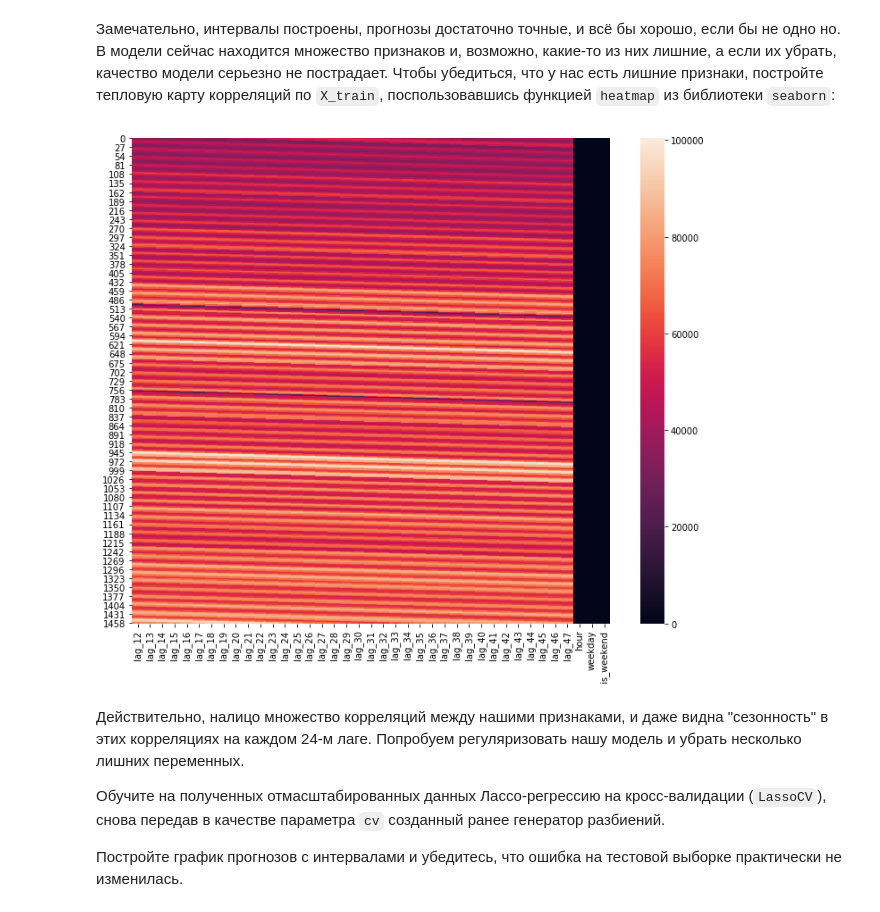
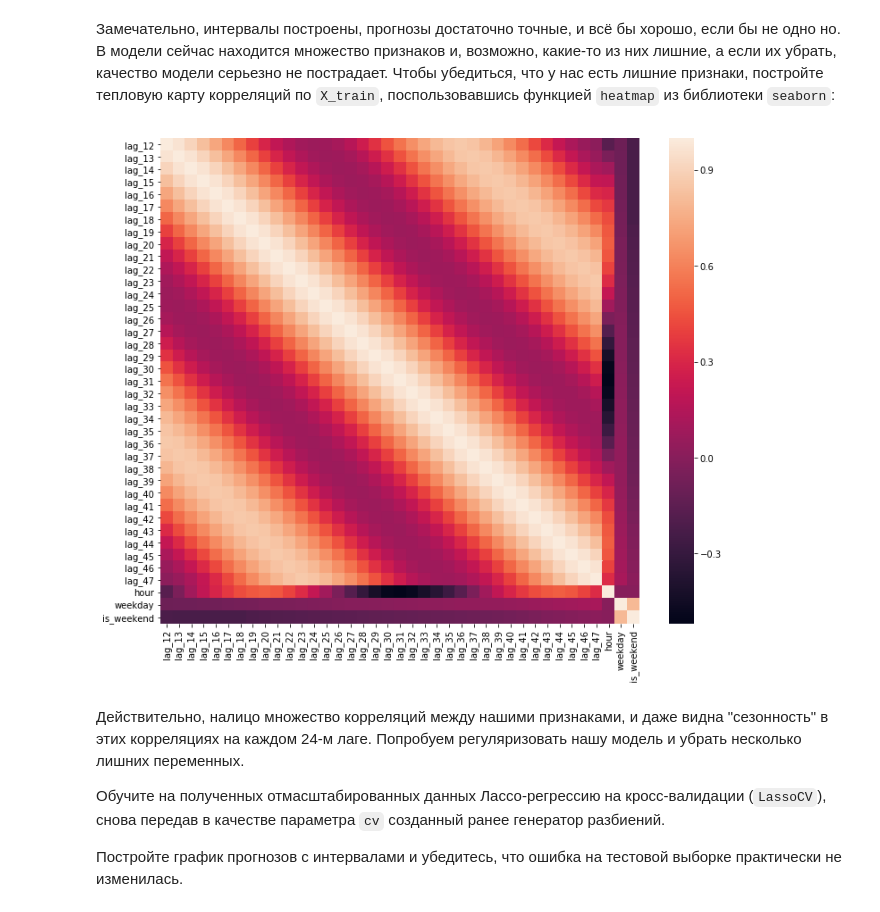
Before and after one commit to bnavras/usml, a Jupyter notebook: hw9/hw9_session3_time_series.ipynb, the cells around one changed output. Cells and saved outputs as stored; diff of their text form; code cells hidden in the pictures.

```diff
--- a/hw9/hw9_session3_time_series.ipynb
+++ b/hw9/hw9_session3_time_series.ipynb
@@ -228,9 +228,9 @@ plotCoefficients(lin_reg)
 Замечательно, интервалы построены, прогнозы достаточно точные, и всё бы хорошо, если бы не одно но. В модели сейчас находится множество признаков и, возможно, какие-то из них лишние, а если их убрать, качество модели серьезно не пострадает. Чтобы убедиться, что у нас есть лишние признаки, постройте тепловую карту корреляций по `X_train`, поспользовавшись функцией `heatmap` из библиотеки `seaborn`:
 # %%
 plt.figure(figsize=(12, 10))
-sns.heatmap(X_train);
+sns.heatmap(X_train.corr());
 # %% [output]
-[figure, old version]
+[figure, new version]
 # %% [markdown]
 Действительно, налицо множество корреляций между нашими признаками, и даже видна "сезонность" в этих корреляциях на каждом 24-м лаге. Попробуем регуляризовать нашу модель и убрать несколько лишних переменных.
 
```
